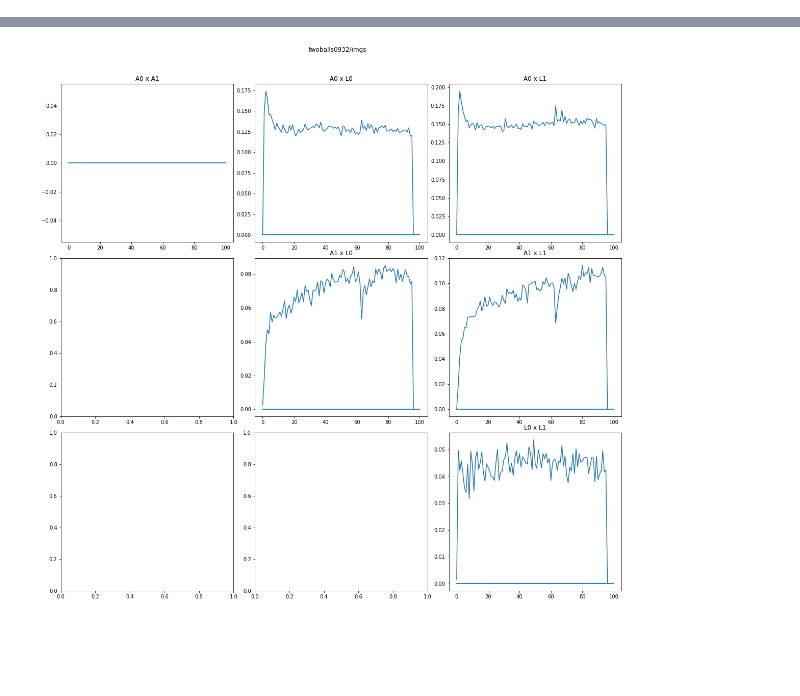
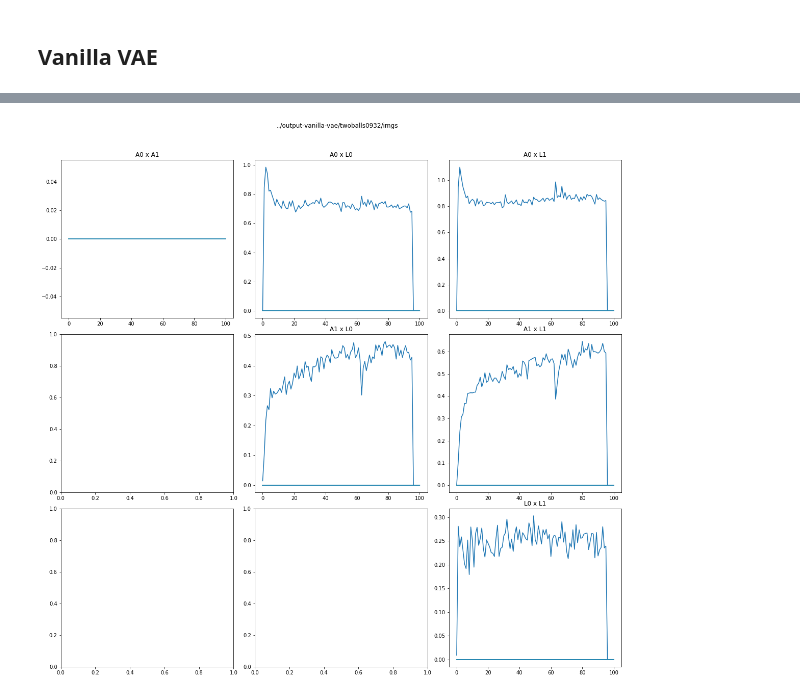
Before and after one commit to abbbe/autoenc2, a Jupyter notebook: notebooks/mutual_info.ipynb, the cells around one changed output, grey strips where cells are left out. Cells and saved outputs as stored; diff of their text form; code cells hidden in the pictures; blank space fills up the shorter version.

```diff
--- a/notebooks/mutual_info.ipynb
+++ b/notebooks/mutual_info.ipynb
@@ -27,8 +27,9 @@ def load_mi(trial_dir):
         assert(N == 4)
 
         for i in range(N):
-            mi = mutual_info_regression(data, (data[:,i]))
-            mi /= np.max(mi)
+            mi = mutual_info_regression(data, data[:,i], discrete_features=False)
+            #mi, _ = f_regression(data, (data[:,i]))
+            #mi /= np.max(mi)
 
             for j in range(i+1, N):
                 MI[round, i, j, epoch] = mi[j]
@@ -73,6 +74,8 @@ def dodo(dir):
     for i in range(0, MI.shape[1]):
         for j in range(i+1, MI.shape[2]):
             axs[i,j-1].title.set_text("%s x %s" %(idx2varname(i), idx2varname(j)))
+# %% [markdown]
+## Vanilla VAE
 # %%
-dodo("twoballs0932/imgs")
+dodo("../output-vanilla-vae/twoballs0932/imgs")
 # %% [output]
@@ -80,2 +83,2 @@ dodo("twoballs0932/imgs")
-[figure, old version]
+[figure, new version]
 # %%
```
Also changed, not shown: parts of 6 cells of this notebook.
